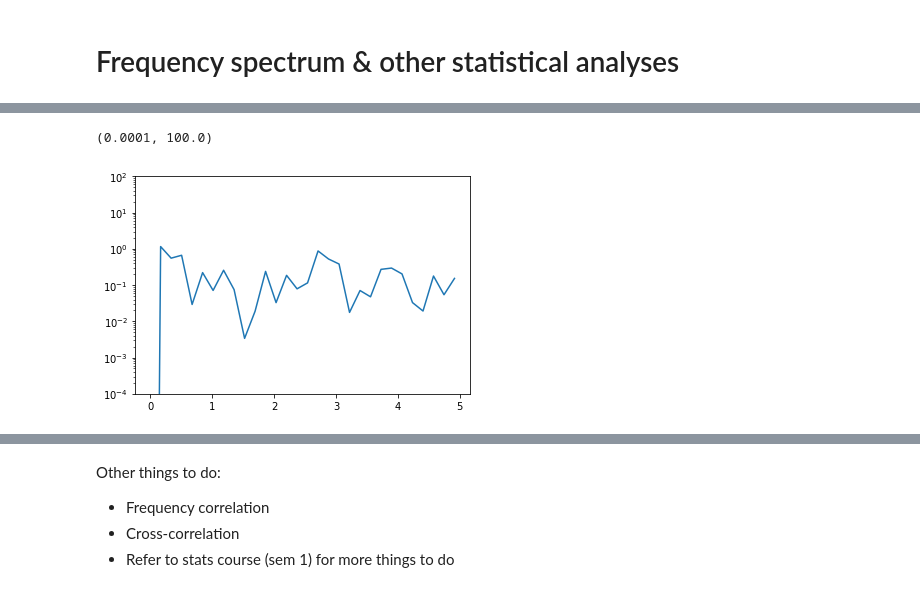
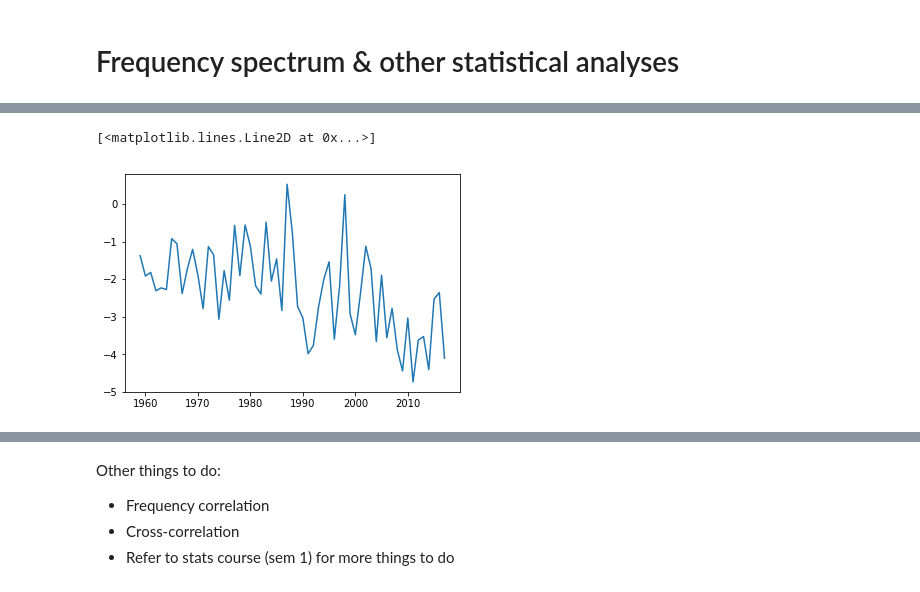
Before and after one commit to rursino/carbon-cycle-feedbacks, a Jupyter notebook: Peylin_flux/Notebooks/model_evaluation.ipynb, the cells around one changed output, grey strips where cells are left out. Drawn from its saved outputs; the diff is of its cells as text; code cells hidden in the pictures.

```diff
--- a/Peylin_flux/Notebooks/model_evaluation.ipynb
+++ b/Peylin_flux/Notebooks/model_evaluation.ipynb
@@ -236,7 +219,6 @@ power_spec
-# %%
-plt.semilogy(power_spec[0], power_spec[1])
-plt.ylim([10e-5,10e1])
-# %% [output]
-(0.0001, 100.0)
-[figure, removed]
+# %%
+plt.plot(GCB["land"])
+# %% [output]
+[<matplotlib.lines.Line2D at 0x...>]
+[figure, added]
 # %%
```
Also changed, not shown: parts of 16 cells of this notebook, 2 other files.
